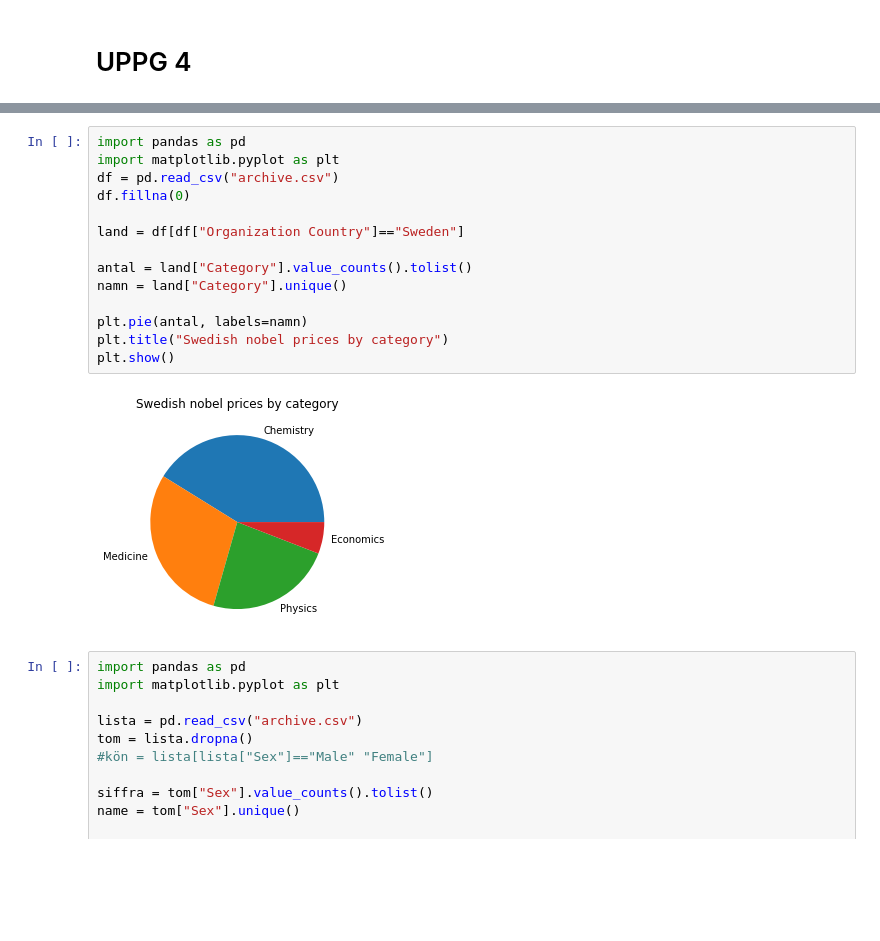
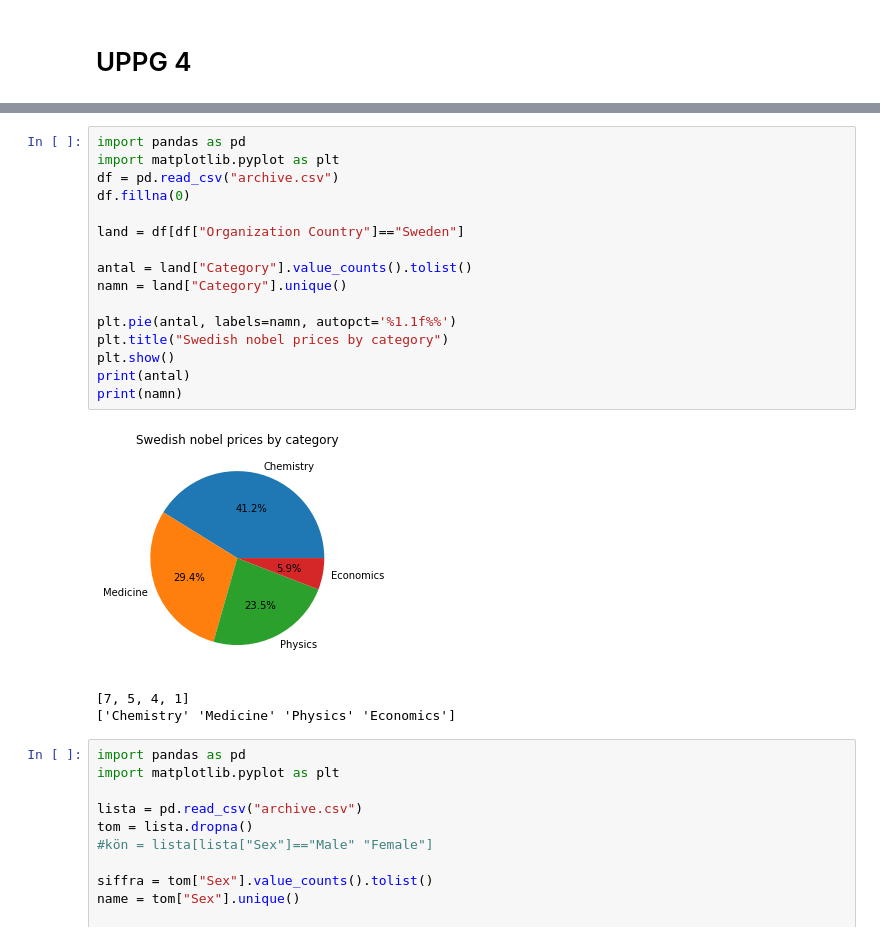
Before and after one commit to Mohammadreza324/Mohammmadreza-Sharifi-19c, a Jupyter notebook: programmeing-i-verklig/pandas/panda.ipynb, the cells around one changed output, grey strips where cells are left out. Saved outputs shown, nothing was run; the diff lists cells and outputs as text; blank space fills up the shorter version.

```diff
--- a/programmeing-i-verklig/pandas/panda.ipynb
+++ b/programmeing-i-verklig/pandas/panda.ipynb
@@ -143,19 +145,23 @@ land
 # %%
 import pandas as pd
 import matplotlib.pyplot as plt
 df = pd.read_csv("archive.csv")
 df.fillna(0)
 
 land = df[df["Organization Country"]=="Sweden"]
 
 antal = land["Category"].value_counts().tolist()
 namn = land["Category"].unique()
 
-plt.pie(antal, labels=namn)
+plt.pie(antal, labels=namn, autopct='%1.1f%%')
 plt.title("Swedish nobel prices by category")
 plt.show()
+print(antal)
+print(namn)
 # %% [output]
-[figure, old version]
+[figure, new version]
+[7, 5, 4, 1]
+['Chemistry' 'Medicine' 'Physics' 'Economics']
 # %%
 import pandas as pd
 import matplotlib.pyplot as plt
```
Also changed, not shown: parts of 4 cells of this notebook.
